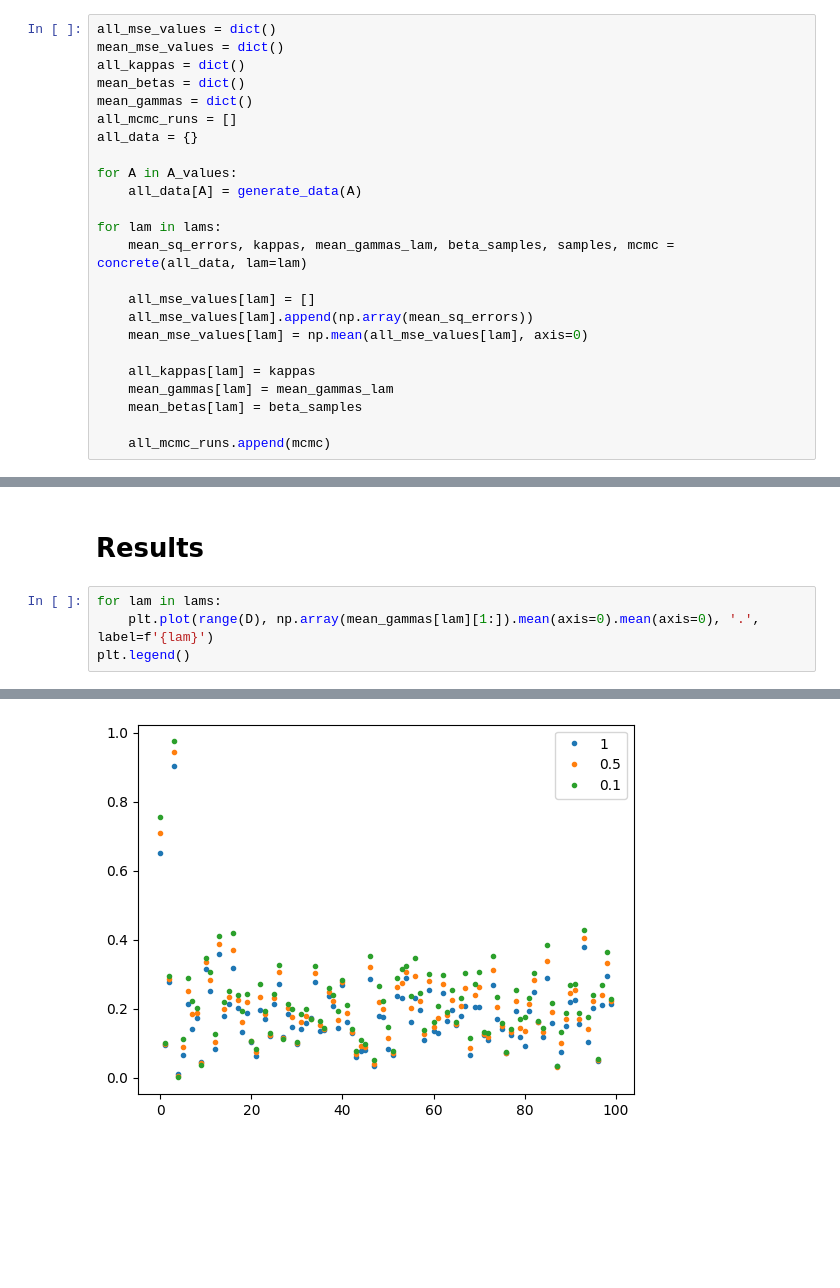
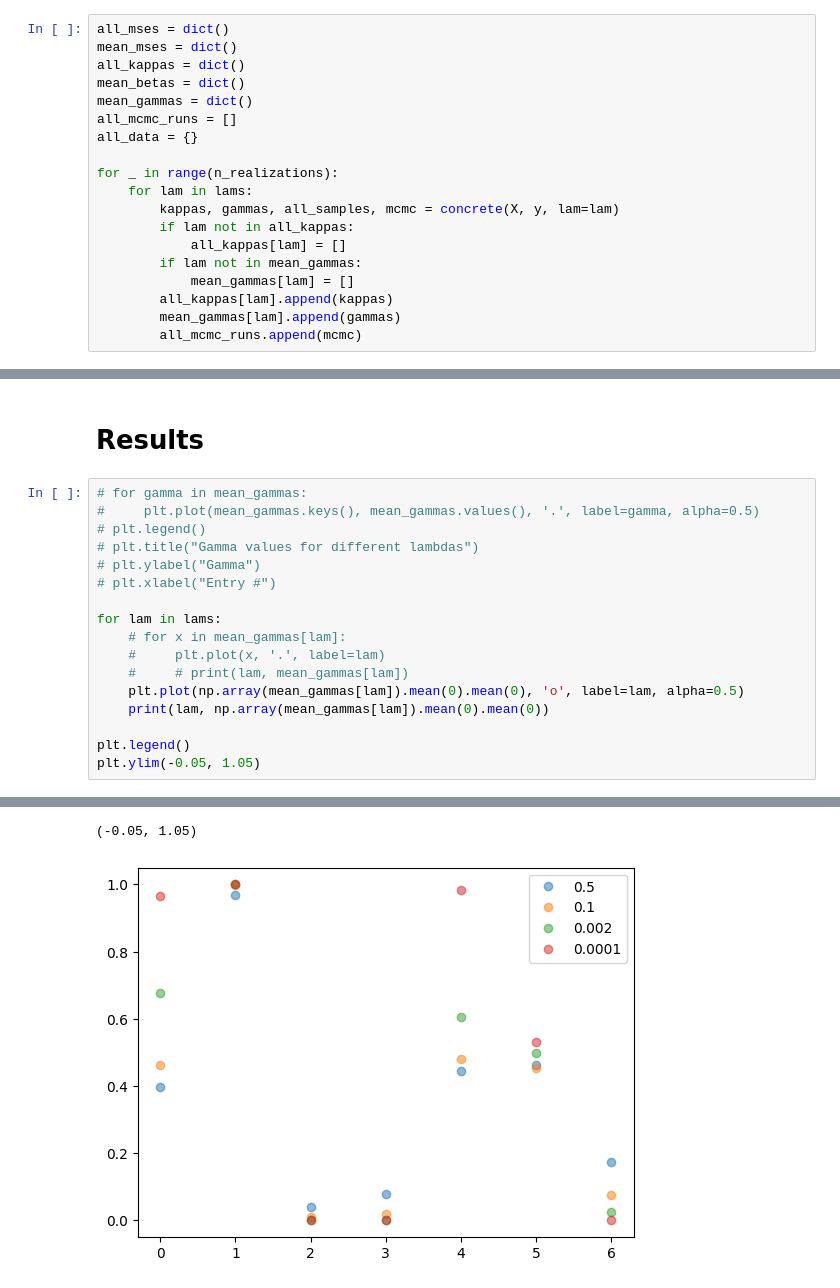
Before and after one commit to Grace0124/numpyro, a Jupyter notebook: REBAR.ipynb, the cells around one changed output, grey strips where cells are left out. Cells and saved outputs as stored; diff of their text form; blank space fills up the shorter version.

Commit message:
Tests on real data

```diff
--- a/REBAR.ipynb
+++ b/REBAR.ipynb
@@ -126,29 +122,24 @@ def concrete(all_data, lam):
 # %% [markdown]
 <h1> Run and Evaluate MCMC </h1>
 # %%
-all_mse_values = dict()
-mean_mse_values = dict()
+all_mses = dict()
+mean_mses = dict()
 all_kappas = dict()
 mean_betas = dict()
 mean_gammas = dict()
 all_mcmc_runs = []
 all_data = {}
 
-for A in A_values:
-    all_data[A] = generate_data(A)
-
-for lam in lams:
-    mean_sq_errors, kappas, mean_gammas_lam, beta_samples, samples, mcmc = concrete(all_data, lam=lam)
-
-    all_mse_values[lam] = []
-    all_mse_values[lam].append(np.array(mean_sq_errors))
-    mean_mse_values[lam] = np.mean(all_mse_values[lam], axis=0)
-
-    all_kappas[lam] = kappas
-    mean_gammas[lam] = mean_gammas_lam
-    mean_betas[lam] = beta_samples
-
-    all_mcmc_runs.append(mcmc)
+for _ in range(n_realizations):
+    for lam in lams:
+        kappas, gammas, all_samples, mcmc = concrete(X, y, lam=lam)
+        if lam not in all_kappas:
+            all_kappas[lam] = []
+        if lam not in mean_gammas:
+            mean_gammas[lam] = []
+        all_kappas[lam].append(kappas)
+        mean_gammas[lam].append(gammas)
+        all_mcmc_runs.append(mcmc)
 # %% [markdown]
 The <a href=https://mc-stan.org/docs/2_21/reference-manual/effective-sample-size-section.html>estimated effective sample size (ESS)</a> measures how much information is lost in MCMC due to correlation between different samples.
 
@@ -177,7 +168,20 @@ for mcmc in all_mcmc_runs:
 # %% [markdown]
 <h1> Results </h1>
 # %%
+# for gamma in mean_gammas:
+#     plt.plot(mean_gammas.keys(), mean_gammas.values(), '.', label=gamma, alpha=0.5)
+# plt.legend()
+# plt.title("Gamma values for different lambdas")
+# plt.ylabel("Gamma")
+# plt.xlabel("Entry #")
+
 for lam in lams:
-    plt.plot(range(D), np.array(mean_gammas[lam][1:]).mean(axis=0).mean(axis=0), '.', label=f'{lam}')
+    # for x in mean_gammas[lam]:
+    #     plt.plot(x, '.', label=lam)
+    #     # print(lam, mean_gammas[lam])
+    plt.plot(np.array(mean_gammas[lam]).mean(0).mean(0), 'o', label=lam, alpha=0.5)
+    print(lam, np.array(mean_gammas[lam]).mean(0).mean(0))
+
 plt.legend()
+plt.ylim(-0.05, 1.05)
 # %% [output]
@@ -185 +196,2 @@ plt.legend()
+(-0.05, 1.05)
-[figure, old version]
+[figure, new version]
```
Also changed, not shown: parts of 18 cells of this notebook, 2 other files.
